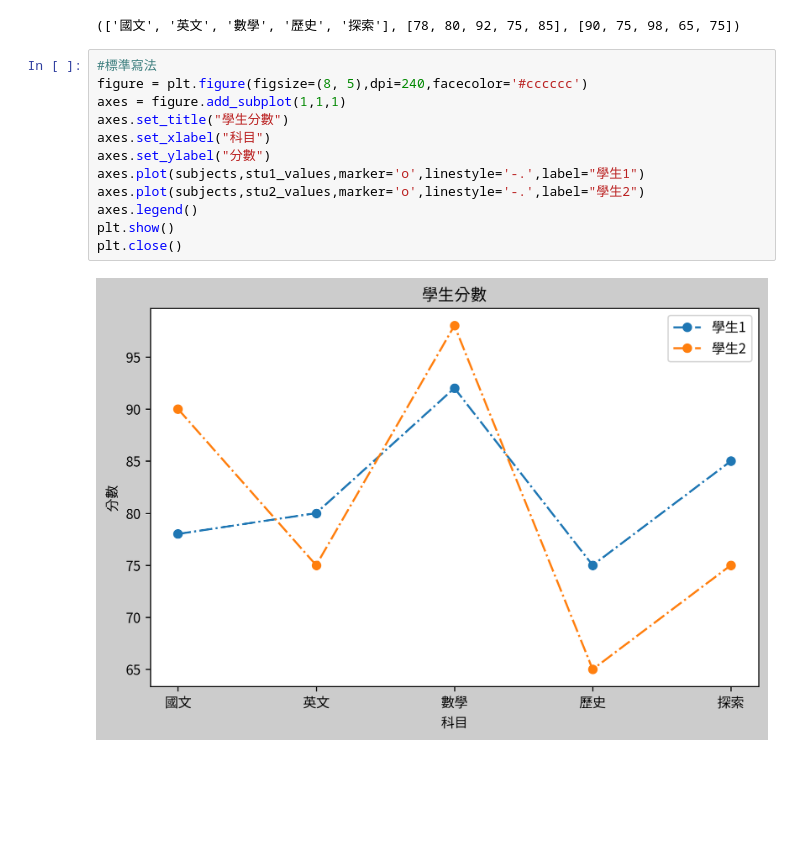
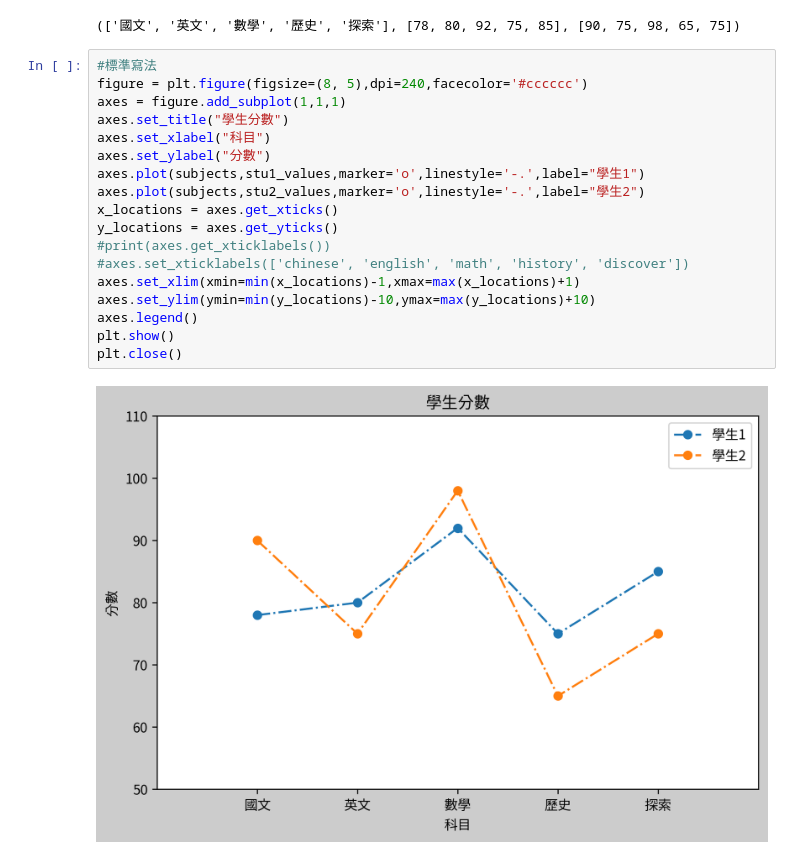
Before and after one commit to roberthsu2003/__2025_04_13_python_sunday__, a Jupyter notebook: lesson13/lesson13_1.ipynb, the cells around one changed output. Drawn from its saved outputs; the diff is of its cells as text; blank space fills up the shorter version.

```diff
--- a/lesson13/lesson13_1.ipynb
+++ b/lesson13/lesson13_1.ipynb
@@ -76,14 +76,20 @@ subjects, stu1_values, stu2_values
 # %%
 #標準寫法
 figure = plt.figure(figsize=(8, 5),dpi=240,facecolor='#cccccc')
 axes = figure.add_subplot(1,1,1)
 axes.set_title("學生分數")
 axes.set_xlabel("科目")
 axes.set_ylabel("分數")
 axes.plot(subjects,stu1_values,marker='o',linestyle='-.',label="學生1")
 axes.plot(subjects,stu2_values,marker='o',linestyle='-.',label="學生2")
+x_locations = axes.get_xticks()
+y_locations = axes.get_yticks()
+#print(axes.get_xticklabels())
+#axes.set_xticklabels(['chinese', 'english', 'math', 'history', 'discover'])
+axes.set_xlim(xmin=min(x_locations)-1,xmax=max(x_locations)+1)
+axes.set_ylim(ymin=min(y_locations)-10,ymax=max(y_locations)+10)
 axes.legend()
 plt.show()
 plt.close()
 # %% [output]
-[figure, old version]
+[figure, new version]
```
